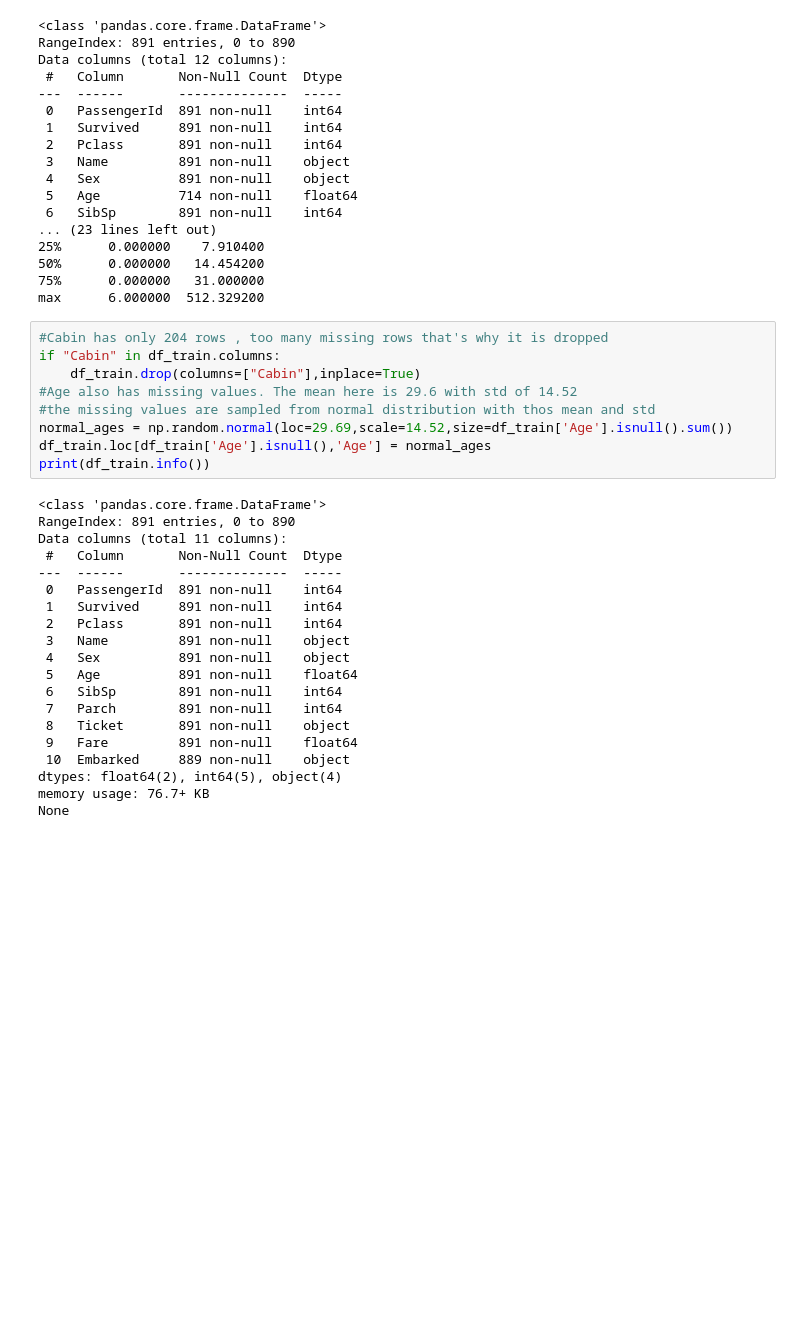
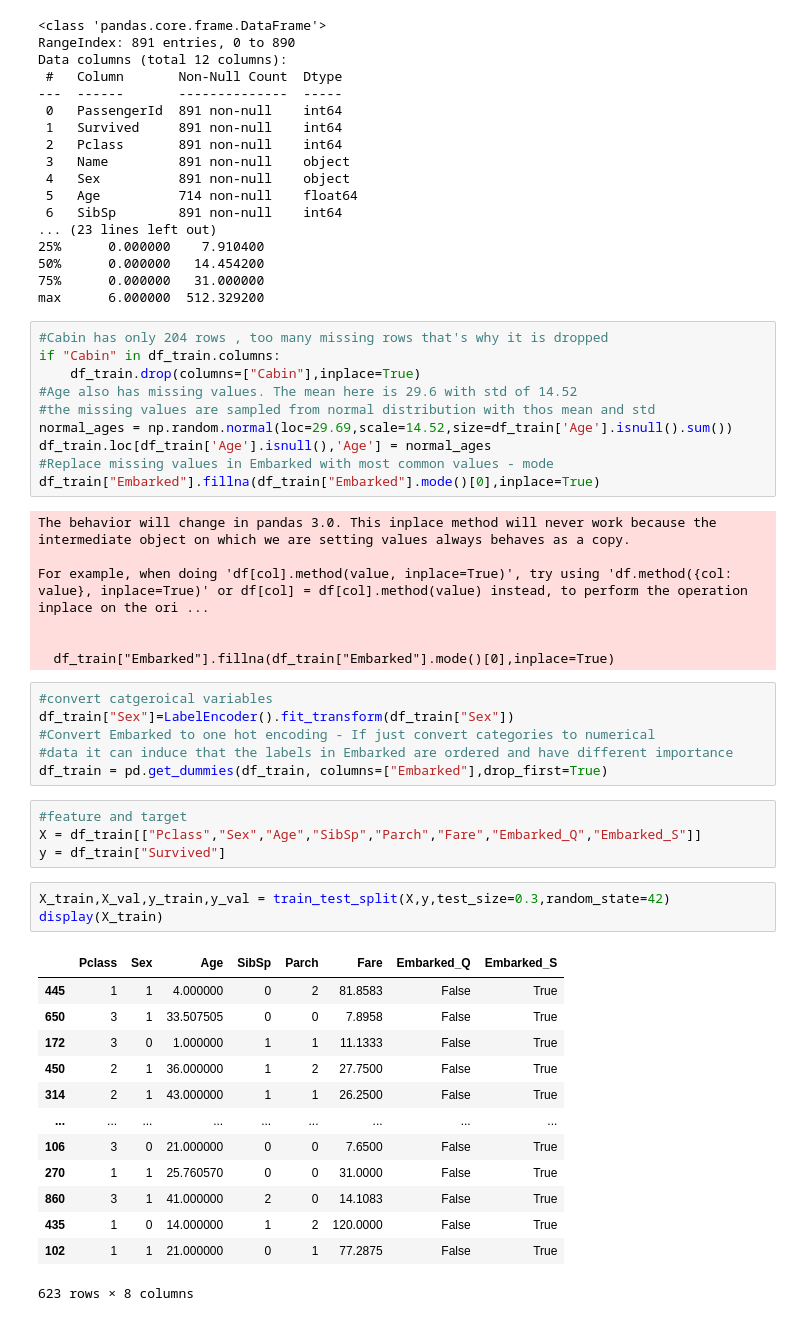
Before and after one commit to OmarFaig/titanic_survivor, a Jupyter notebook: 01_Analysis and Submission.ipynb, the cells around one changed output. Drawn from its saved outputs; the diff is of its cells as text; blank space fills up the shorter version.

Commit message:
training success first

```diff
--- a/01_Analysis and Submission.ipynb
+++ b/01_Analysis and Submission.ipynb
@@ -62,24 +79,39 @@ if "Cabin" in df_train.columns:
 #the missing values are sampled from normal distribution with thos mean and std
 normal_ages = np.random.normal(loc=29.69,scale=14.52,size=df_train['Age'].isnull().sum())
 df_train.loc[df_train['Age'].isnull(),'Age'] = normal_ages
-print(df_train.info())
+#Replace missing values in Embarked with most common values - mode
+df_train["Embarked"].fillna(df_train["Embarked"].mode()[0],inplace=True)
 # %% [output]
-<class 'pandas.core.frame.DataFrame'>
-RangeIndex: 891 entries, 0 to 890
-Data columns (total 11 columns):
- #   Column       Non-Null Count  Dtype
----  ------       --------------  -----
- 0   PassengerId  891 non-null    int64
- 1   Survived     891 non-null    int64
- 2   Pclass       891 non-null    int64
- 3   Name         891 non-null    object
- 4   Sex          891 non-null    object
- 5   Age          891 non-null    float64
- 6   SibSp        891 non-null    int64
- 7   Parch        891 non-null    int64
- 8   Ticket       891 non-null    object
- 9   Fare         891 non-null    float64
- 10  Embarked     889 non-null    object
-dtypes: float64(2), int64(5), object(4)
-memory usage: 76.7+ KB
-None
+The behavior will change in pandas 3.0. This inplace method will never work because the intermediate object on which we are setting values always behaves as a copy.
+
+For example, when doing 'df[col].method(value, inplace=True)', try using 'df.method({col: value}, inplace=True)' or df[col] = df[col].method(value) instead, to perform the operation inplace on the ori ...
+
+
+  df_train["Embarked"].fillna(df_train["Embarked"].mode()[0],inplace=True)
+# %%
+#convert catgeroical variables
+df_train["Sex"]=LabelEncoder().fit_transform(df_train["Sex"])
+#Convert Embarked to one hot encoding - If just convert categories to numerical
+#data it can induce that the labels in Embarked are ordered and have different importance
+df_train = pd.get_dummies(df_train, columns=["Embarked"],drop_first=True)
+# %%
+#feature and target
+X = df_train[["Pclass","Sex","Age","SibSp","Parch","Fare","Embarked_Q","Embarked_S"]]
+y = df_train["Survived"]
+# %%
+X_train,X_val,y_train,y_val = train_test_split(X,y,test_size=0.3,random_state=42)
+display(X_train)
+# %% [output]
+|  | Pclass | Sex | Age | SibSp | Parch | Fare | Embarked_Q | Embarked_S |
+| 445 | 1 | 1 | 4.000000 | 0 | 2 | 81.8583 | False | True |
+| 650 | 3 | 1 | 33.507505 | 0 | 0 | 7.8958 | False | True |
+| 172 | 3 | 0 | 1.000000 | 1 | 1 | 11.1333 | False | True |
+| 450 | 2 | 1 | 36.000000 | 1 | 2 | 27.7500 | False | True |
+| 314 | 2 | 1 | 43.000000 | 1 | 1 | 26.2500 | False | True |
+| ... | ... | ... | ... | ... | ... | ... | ... | ... |
+| 106 | 3 | 0 | 21.000000 | 0 | 0 | 7.6500 | False | True |
+| 270 | 1 | 1 | 25.760570 | 0 | 0 | 31.0000 | False | True |
+| 860 | 3 | 1 | 41.000000 | 2 | 0 | 14.1083 | False | True |
+| 435 | 1 | 0 | 14.000000 | 1 | 2 | 120.0000 | False | True |
+| 102 | 1 | 1 | 21.000000 | 0 | 1 | 77.2875 | False | True |
+623 rows × 8 columns
```
Also changed, not shown: parts of 6 cells of this notebook.
